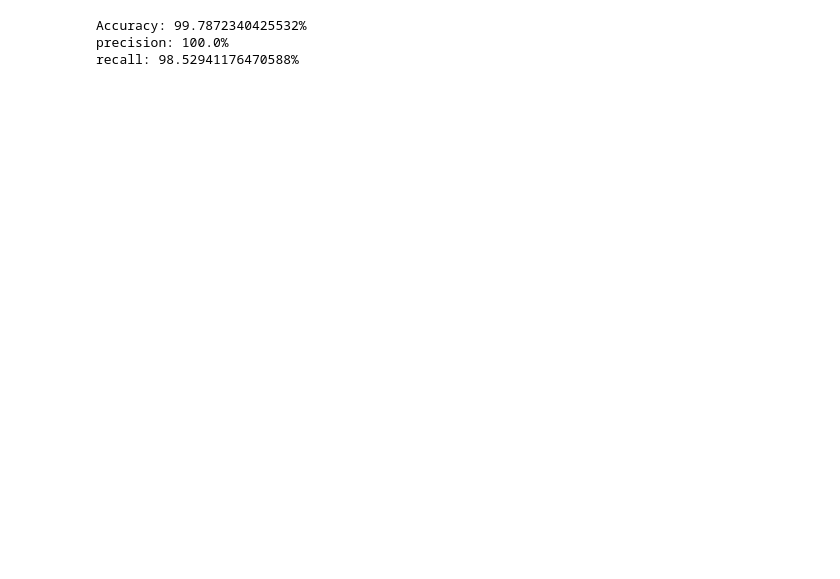
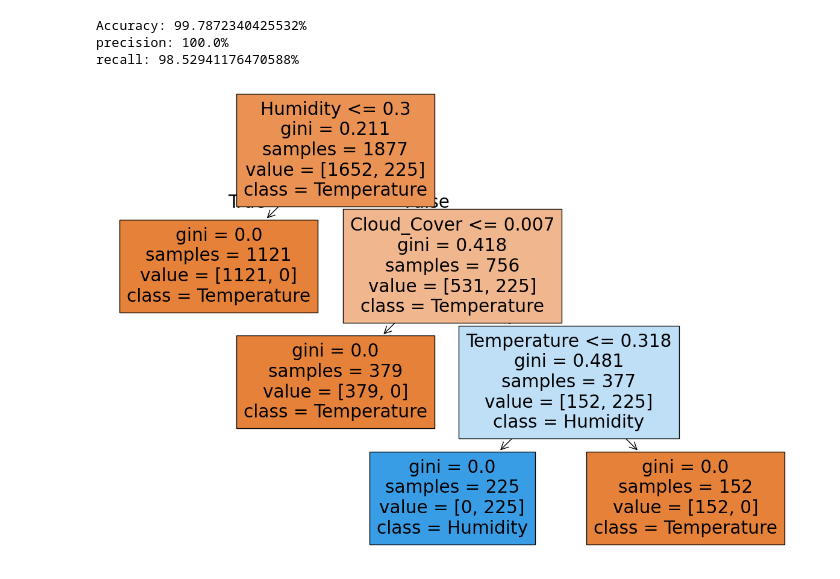
Before and after one commit to mariomalak1/ML_KNN-Na-ve-DecisionTree, a Jupyter notebook: main.ipynb, the cells around one changed output. Saved outputs shown, nothing was run; the diff lists cells and outputs as text; code cells hidden in the pictures; blank space fills up the shorter version.

```diff
--- a/main.ipynb
+++ b/main.ipynb
@@ -169,3 +179,10 @@ print(f"recall: {recall_score (y_withoutNulls_test, y_withoutNulls_predicted) *
 Accuracy: 99.7872340425532%
 precision: 100.0%
 recall: 98.52941176470588%
+# %%
+# visulize decision tree for sample with mean
+plt.figure(figsize=(15, 10))
+tree.plot_tree(decisionTreeClassifierWithNulls, filled=True, feature_names=x_withoutNulls_train.columns, class_names=["Temperature", "Humidity", "Wind_Speed", "Cloud_Cover", "Pressure"])
+plt.show()
+# %% [output]
+[figure, added]
```
Also changed, not shown: parts of 5 cells of this notebook.
